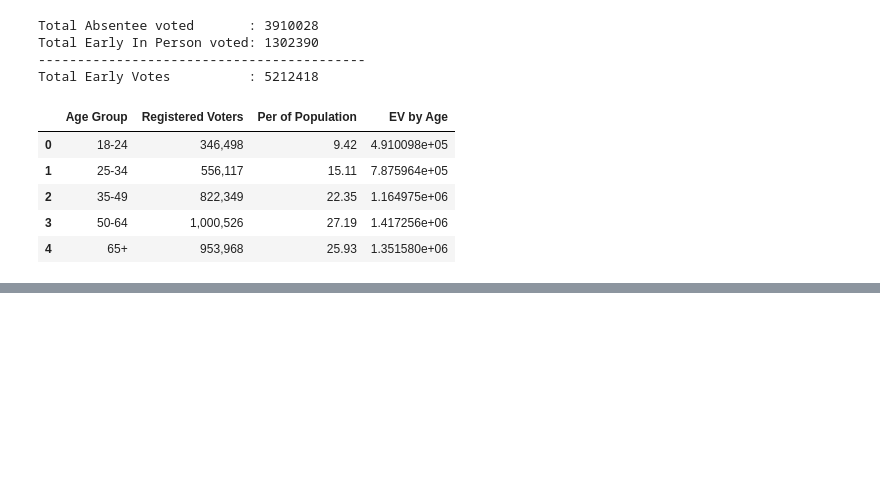
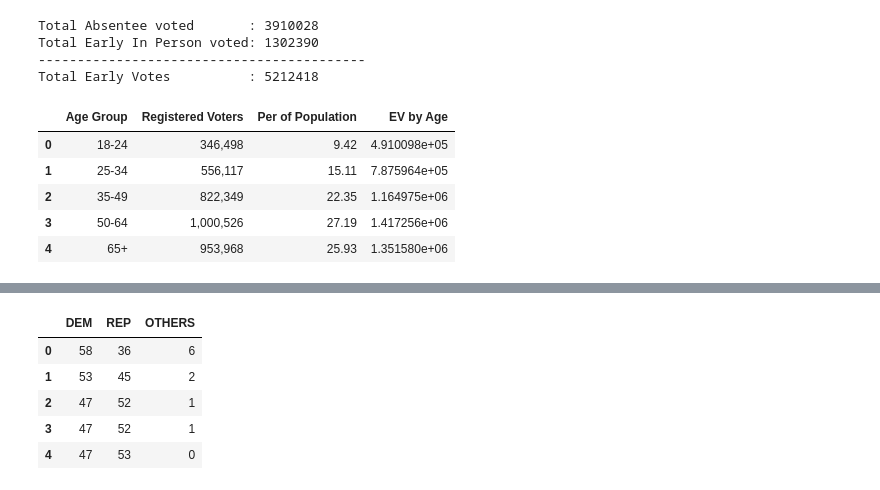
Before and after one commit to rrgpal-dev/Project1, a Jupyter notebook: WisconsinEV.ipynb, the cells around one changed output, grey strips where cells are left out. Cells and saved outputs as stored; diff of their text form; code cells hidden in the pictures; blank space fills up the shorter version.

```diff
--- a/WisconsinEV.ipynb
+++ b/WisconsinEV.ipynb
@@ -101,0 +102,11 @@ plt.show()
+# %%
+#Party Leaning by Age group
+age_data = wi_vote[["DEM","REP","OTHERS"]]
+age_data
+# %% [output]
+|  | DEM | REP | OTHERS |
+| 0 | 58 | 36 | 6 |
+| 1 | 53 | 45 | 2 |
+| 2 | 47 | 52 | 1 |
+| 3 | 47 | 52 | 1 |
+| 4 | 47 | 53 | 0 |
```
Also changed, not shown: parts of 7 cells of this notebook, 4 other files.
